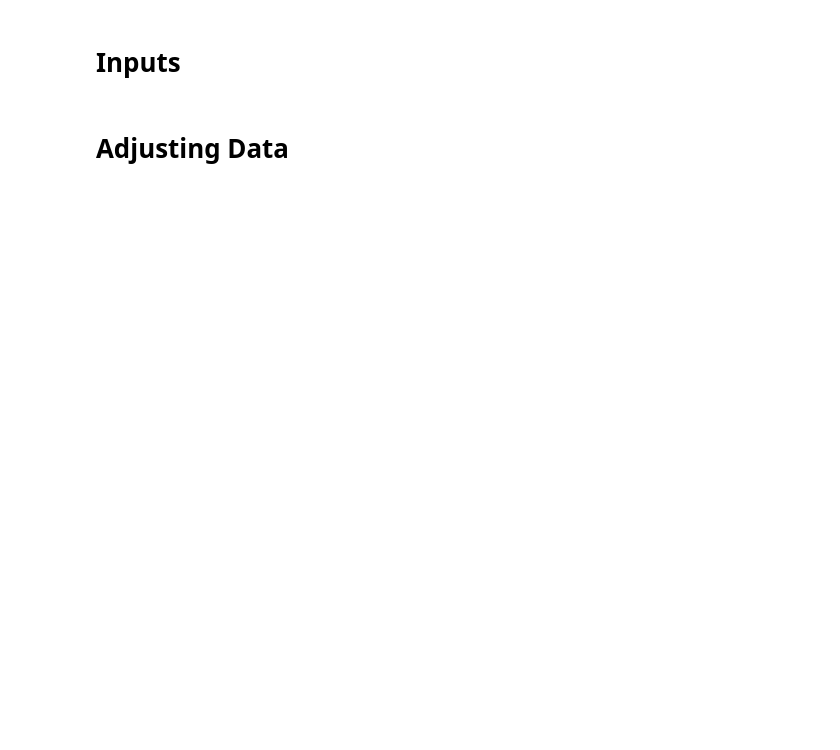
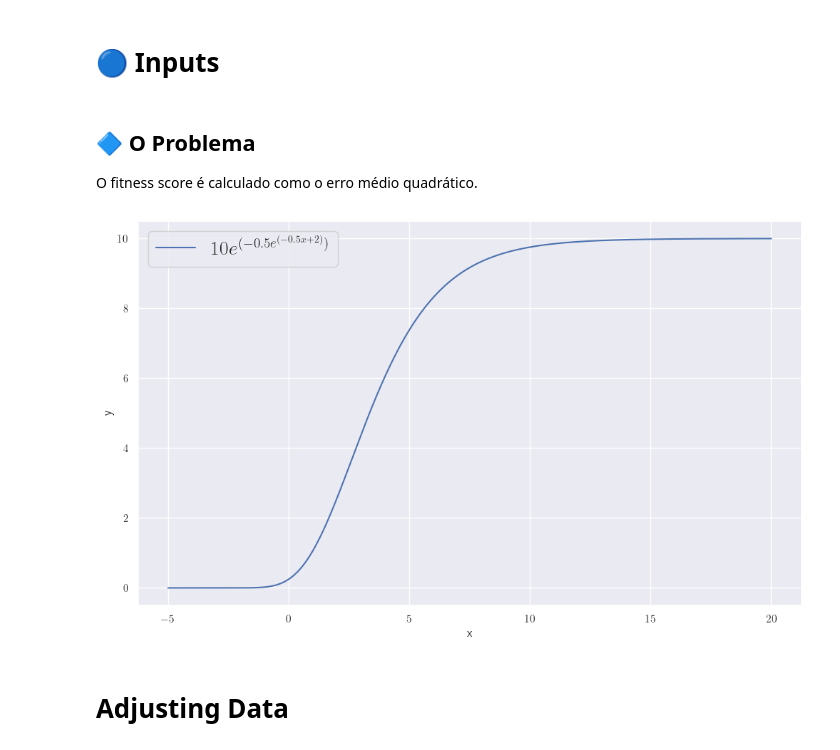
Before and after one commit to Guilherme-Ataliba/CSOWP-Symbolic-Regression, a Jupyter notebook: Analysis.ipynb, the cells around one changed output. Cells and saved outputs as stored; diff of their text form; code cells hidden in the pictures; blank space fills up the shorter version.

```diff
--- a/Analysis.ipynb
+++ b/Analysis.ipynb
@@ -1,5 +1,5 @@
 # %% [markdown]
-# Inputs
+# 🔵 Inputs
 # %%
 import matplotlib.pyplot as plt
 import pandas as pd
@@ -38,6 +39,19 @@ def least_squares(X, y_real, func, *params):
     else:
         y_pred = func(X)
     return np.sum( (y_real - y_pred)**2)/len(y_real)
+# %% [markdown]
+## 🔷 O Problema
+O fitness score é calculado como o erro médio quadrático.
+# %%
+plt.figure(figsize=(12,7))
+X = np.linspace(-5, 20, 1000)
+y = func(X)
+sns.lineplot(x=X, y=y, label="$10e^{(-0.5e^{(-0.5x+2)})}$")
+plt.ylabel("y"); plt.xlabel("x")
+plt.legend(fontsize=20)
+plt.show()
+# %% [output]
+[figure, added]
 # %% [markdown]
 # Adjusting Data
 # %%
```
Also changed, not shown: parts of 30 cells of this notebook, 15 other files.
